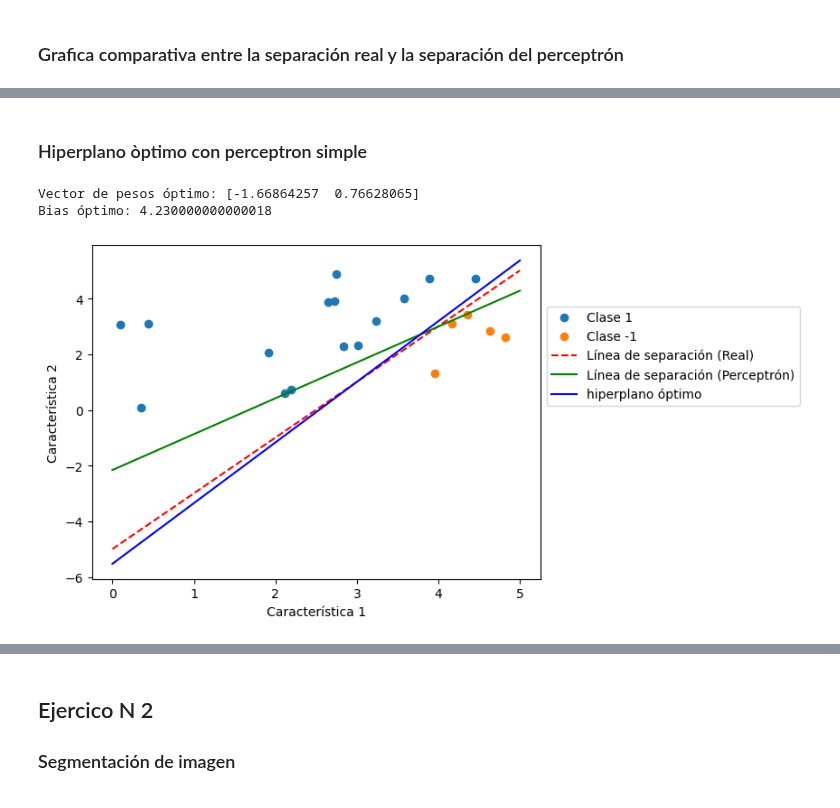
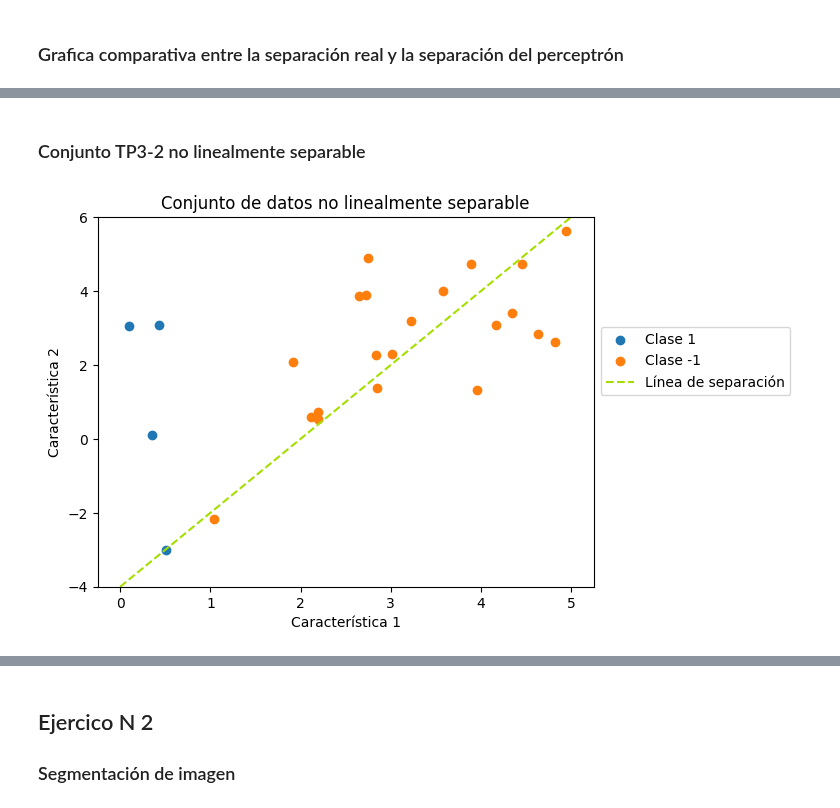
Before and after one commit to UnahurAprendizajeAutomatico/SVM, a Jupyter notebook: modelos/svm.ipynb, the cells around one changed output, grey strips where cells are left out. Cells and saved outputs as stored; diff of their text form; code cells hidden in the pictures.

```diff
--- a/modelos/svm.ipynb
+++ b/modelos/svm.ipynb
@@ -233,2 +135,0 @@ plt.show()
-# %% [markdown]
-### Hiperplano òptimo con perceptron simple
@@ -244,52 +136,21 @@ predicciones = [step_activation(np.dot(x,w) + b) for x in X2]
-# %%
-import numpy as np
-
-def hiperplano_optimo(w, b, X, y, learning_rate=0.01, epochs=1000):
-    # Inicializa los pesos y el bias
-    w = np.array(w)
-    b = float(b)
-    C = 1 # parametro de regularización
-
-    for epoch in range(epochs):
-        dw = np.zeros(w.shape)
-        db = 0
-
-        # Itera a través de los puntos de datos
-        for pto in range(len(X)):
-            # Calcula el producto punto entre w y X[i] y suma el bias
-            z = np.dot(w, X[pto]) + b
-
-            # Calcula el gradiente para w y b
-            if y[pto] * z < 1:
-                dw += -y[pto] * X[pto]
-                db += -y[pto]
-
-        # Actualiza los pesos y el bias
-        w = w - learning_rate * (w + C * dw)
-        b = b - learning_rate * C * db
-
-    return w, b
-
-# Ejemplo de uso:
-y = np.array([-1, -1, 1, 1])
-w_inicial = [0, 0]
-b_inicial = 0
-
-w_optimo, b_optimo = hiperplano_optimo(w_inicial, b_inicial, X2, y2)
-print("Vector de pesos óptimo:", w_optimo)
-print("Bias óptimo:", b_optimo)
-# %% [output]
-Vector de pesos óptimo: [-1.66864257  0.76628065]
-Bias óptimo: 4.230000000000018
-# %%
-plt.scatter(x1[y_real2 == 1], x2[y_real2 == 1], label='Clase 1')
-plt.scatter(x1[y_real2 == -1], x2[y_real2 == -1], label='Clase -1')
-plt.plot(x_separacion,y_separacion, color='red', linestyle='--', label='Línea de separación (Real)')
-plt.plot([0, 5], [-(w[0]/w[1])*0 + (-b/w[1]), -(w[0]/w[1])*5 + (-b/w[1])], color='green', linestyle='solid', label='Línea de separación (Perceptrón)')
-plt.plot([0, 5], [-(w_optimo[0]/w_optimo[1])*0 + (-b_optimo/w_optimo[1]), -(w_optimo[0]/w_optimo[1])*5 + (-b_optimo/w_optimo[1])], color='blue', linestyle='solid', label='hiperplano óptimo')
-plt.xlabel('Característica 1')
-plt.ylabel('Característica 2')
-plt.legend(loc='lower left', bbox_to_anchor=(1, 0.5))
-plt.show()
-# %% [output]
-[figure, removed]
+# %% [markdown]
+### Conjunto TP3-2 no linealmente separable
+# %%
+# Definir linea de separacion
+def mal_separador(x):
+    return 2 * x**2 - 4
+
+y_real = np.where(x2 >= mal_separador(x1), 1, -1)
+
+# Visualizar los datos
+plt.scatter(x1[y_real == 1], x2[y_real == 1], label='Clase 1')
+plt.scatter(x1[y_real == -1], x2[y_real == -1], label='Clase -1')
+plt.plot(np.linspace(0,5,100), separador(np.linspace(0,5,100)), color='#A5DF00', linestyle='--', label='Línea de separación')
+plt.xlabel('Característica 1')
+plt.ylabel('Característica 2')
+plt.legend(loc='lower left',bbox_to_anchor=(1, 0.5))
+plt.title('Conjunto de datos no linealmente separable')
+plt.ylim(bottom=-4,top=6)
+plt.show()
+# %% [output]
+[figure, added]
```
Also changed, not shown: parts of 18 cells of this notebook.
